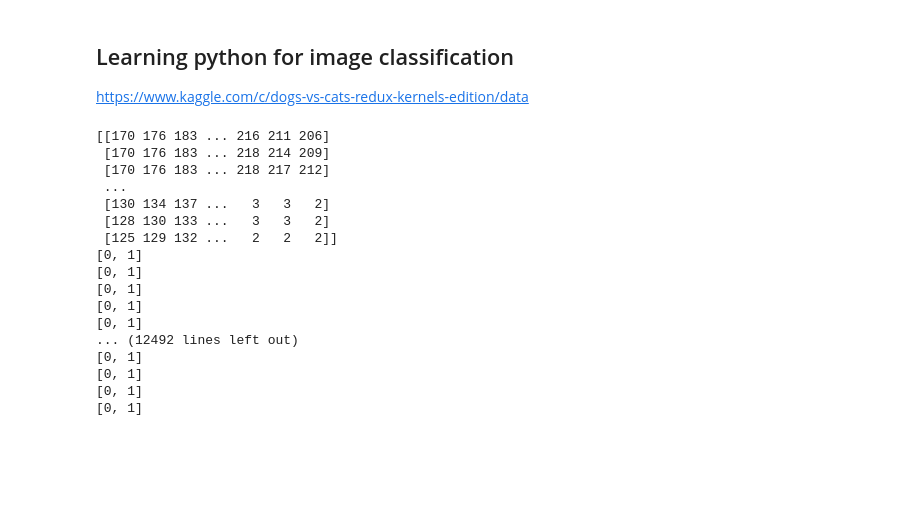
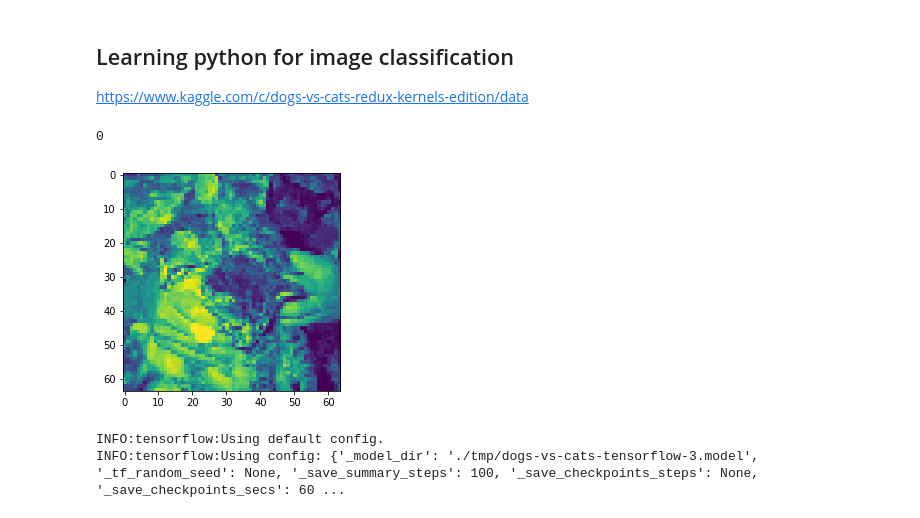
Before and after one commit to nanduzz/dogs-vs-cats-kaggle, a Jupyter notebook: Dogs vs Cats Redux- Kernels Edition.ipynb, the cells around one changed output. Saved outputs shown, nothing was run; the diff lists cells and outputs as text; code cells hidden in the pictures; blank space fills up the shorter version.

```diff
--- a/Dogs vs Cats Redux- Kernels Edition.ipynb
+++ b/Dogs vs Cats Redux- Kernels Edition.ipynb
@@ -111,27 +109,0 @@ train_data, train_labels = loadImages(True)
-# %%
-
-print(train_data[0])
-print(train_labels[0])
-
-for label in train_labels :
-    if label[0] != 1 :
-        print(label)
-#test = loadImages(false)
-# %% [output]
-[[170 176 183 ... 216 211 206]
- [170 176 183 ... 218 214 209]
- [170 176 183 ... 218 217 212]
- ...
- [130 134 137 ...   3   3   2]
- [128 130 133 ...   3   3   2]
- [125 129 132 ...   2   2   2]]
-[0, 1]
-[0, 1]
-[0, 1]
-[0, 1]
-[0, 1]
-... (12492 lines left out)
-[0, 1]
-[0, 1]
-[0, 1]
-[0, 1]
@@ -137,0 +120,16 @@ for label in train_labels :
+# %%
+train_data = np.concatenate((train_data_loaded[500:], train_data_loaded[:-500]), axis=0)
+plt.imshow(train_data[0])
+train_labels = np.concatenate((train_labels_loaded[500:], train_labels_loaded[:-500]), axis=0)
+print(train_labels[0])
+#print(train_labels)
+# %% [output]
+0
+[figure, added]
+# %%
+# Create the Estimator
+dogs_vs_cats_classifier = tf.estimator.Estimator(
+    model_fn=model_fn, model_dir="./tmp/" + MODEL_NAME)
+# %% [output]
+INFO:tensorflow:Using default config.
+INFO:tensorflow:Using config: {'_model_dir': './tmp/dogs-vs-cats-tensorflow-3.model', '_tf_random_seed': None, '_save_summary_steps': 100, '_save_checkpoints_steps': None, '_save_checkpoints_secs': 60 ...
```
Also changed, not shown: parts of 19 cells of this notebook, 1 other file.
